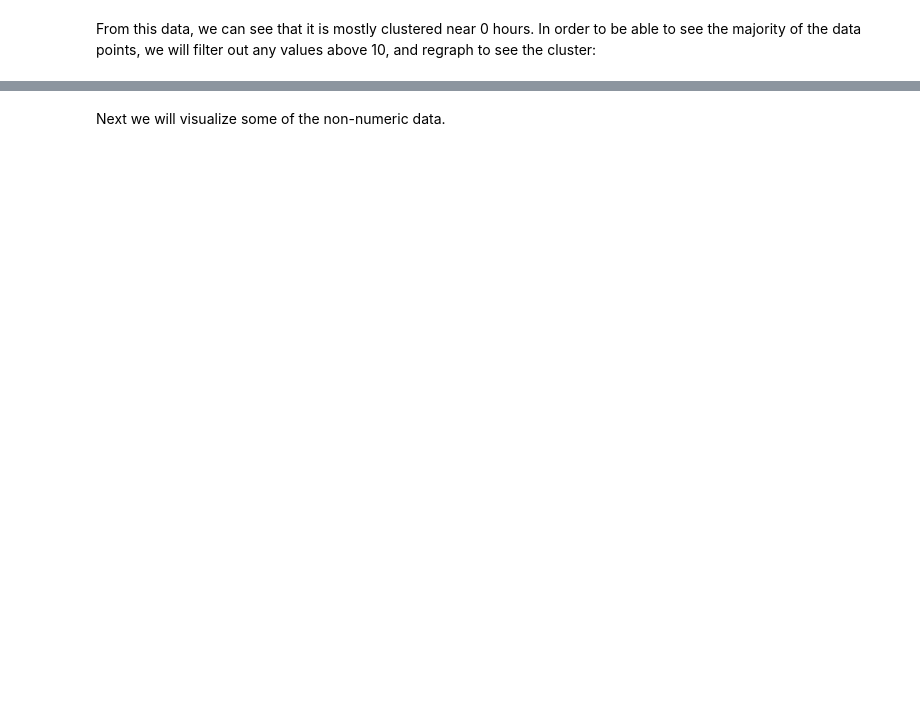
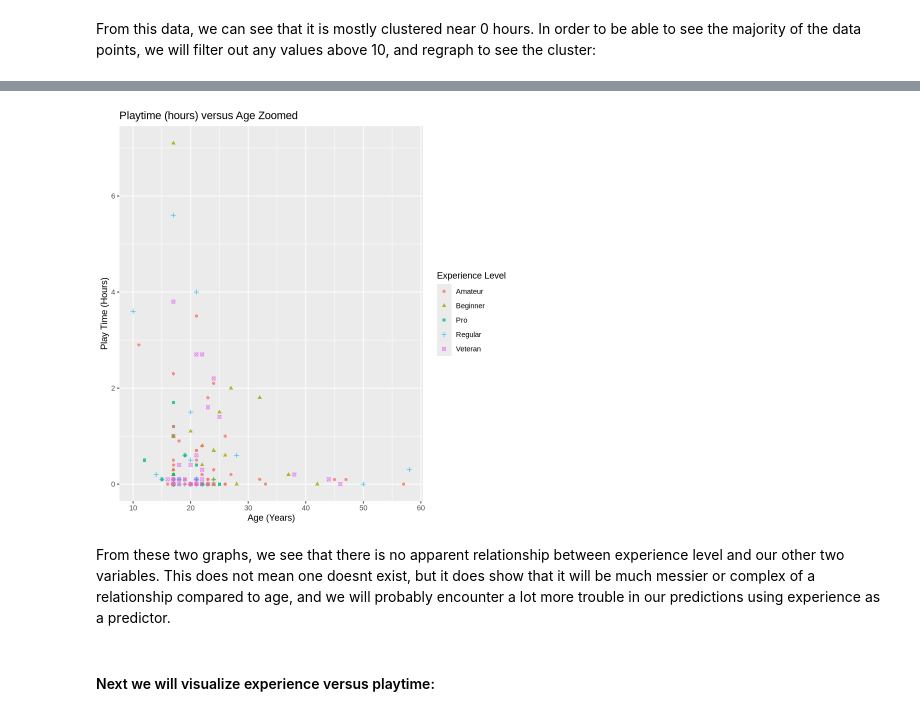
Before and after one commit to Dinglebergle/DSCI100_IndividualPlanningReport, a Jupyter notebook: IndividualReport.ipynb, the cells around one changed output, grey strips where cells are left out. Drawn from its saved outputs; the diff is of its cells as text; code cells hidden in the pictures; blank space fills up the shorter version.

```diff
--- a/IndividualReport.ipynb
+++ b/IndividualReport.ipynb
@@ -123,2 +138,13 @@ Next we will create some visualizations of the non numeric data:
+# %%
+play_hours_v_age_experience_zoomed <- cleaned_data |>
+    filter(played_hours < 10) |>
+    ggplot(aes(x = age, y = played_hours)) +
+            geom_point(alpha = 0.8, aes(colour = experience, shape = experience)) +
+            labs(title = "Playtime (hours) versus Age Zoomed", x = "Age (Years)", y = "Play Time (Hours)", colour = "Experience Level", shape ="Experience Level")
+play_hours_v_age_experience_zoomed
+# %% [output]
+[figure, added]
+# %% [markdown]
+From these two graphs, we see that there is no apparent relationship between experience level and our other two variables. This does not mean one doesnt exist, but it does show that it will be much messier or complex of a relationship compared to age, and we will probably encounter a lot more trouble in our predictions using experience as a predictor.
 # %% [markdown]
-Next we will visualize some of the non-numeric data.
+#### Next we will visualize experience versus playtime:
```
Also changed, not shown: parts of 14 cells of this notebook.
